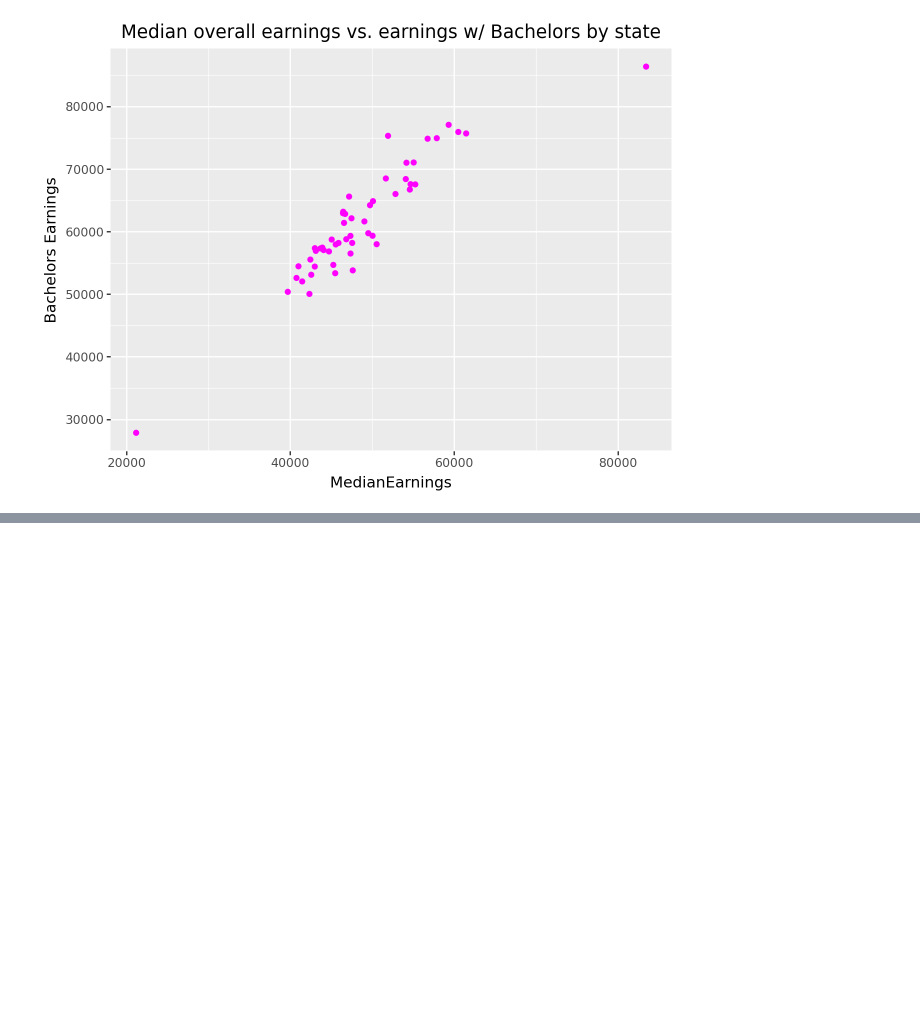
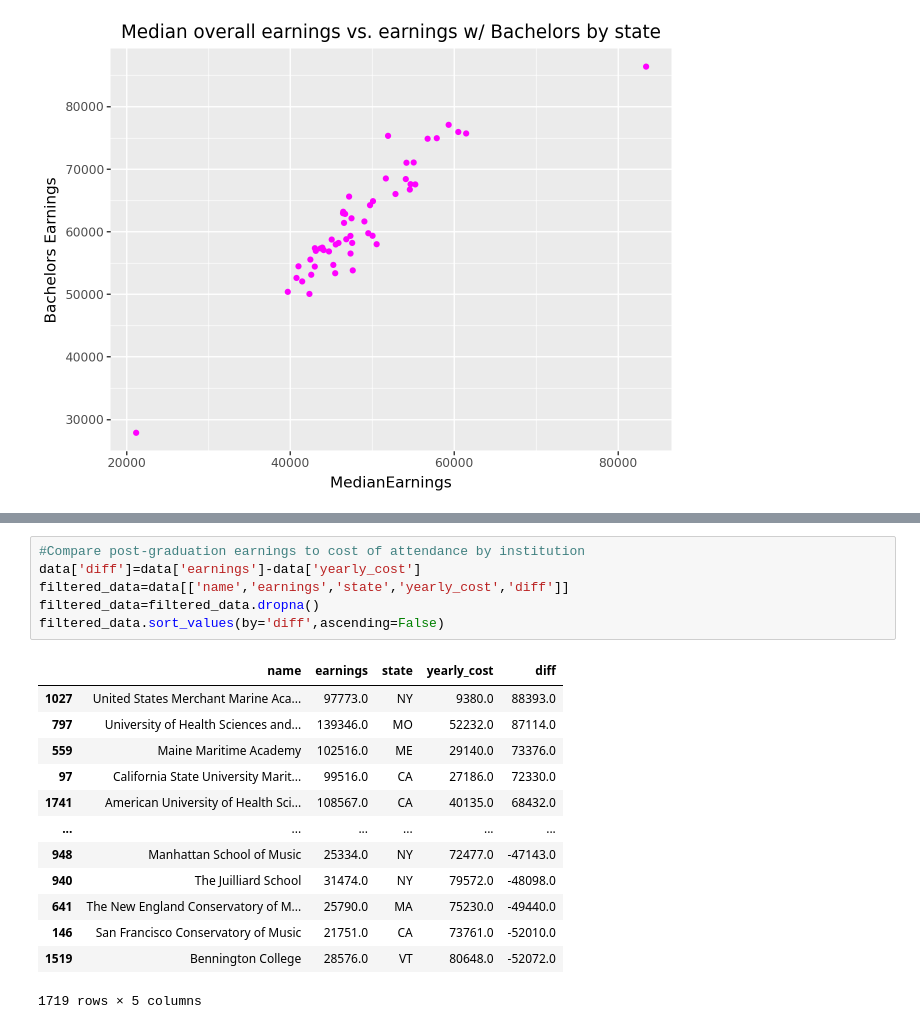
Before and after one commit to rachel1234561/ds2002project, a Jupyter notebook: analysis_viz.ipynb, the cells around one changed output, grey strips where cells are left out. Drawn from its saved outputs; the diff is of its cells as text; blank space fills up the shorter version.

```diff
--- a/analysis_viz.ipynb
+++ b/analysis_viz.ipynb
@@ -130,0 +180,20 @@ R= 0.9238465231393022
+# %%
+#Compare post-graduation earnings to cost of attendance by institution
+data['diff']=data['earnings']-data['yearly_cost']
+filtered_data=data[['name','earnings','state','yearly_cost','diff']]
+filtered_data=filtered_data.dropna()
+filtered_data.sort_values(by='diff',ascending=False)
+# %% [output]
+|  | name | earnings | state | yearly_cost | diff |
+| 1027 | United States Merchant Marine Aca... | 97773.0 | NY | 9380.0 | 88393.0 |
+| 797 | University of Health Sciences and... | 139346.0 | MO | 52232.0 | 87114.0 |
+| 559 | Maine Maritime Academy | 102516.0 | ME | 29140.0 | 73376.0 |
+| 97 | California State University Marit... | 99516.0 | CA | 27186.0 | 72330.0 |
+| 1741 | American University of Health Sci... | 108567.0 | CA | 40135.0 | 68432.0 |
+| ... | ... | ... | ... | ... | ... |
+| 948 | Manhattan School of Music | 25334.0 | NY | 72477.0 | -47143.0 |
+| 940 | The Juilliard School | 31474.0 | NY | 79572.0 | -48098.0 |
+| 641 | The New England Conservatory of M... | 25790.0 | MA | 75230.0 | -49440.0 |
+| 146 | San Francisco Conservatory of Music | 21751.0 | CA | 73761.0 | -52010.0 |
+| 1519 | Bennington College | 28576.0 | VT | 80648.0 | -52072.0 |
+1719 rows × 5 columns
```
Also changed, not shown: parts of 11 cells of this notebook.
